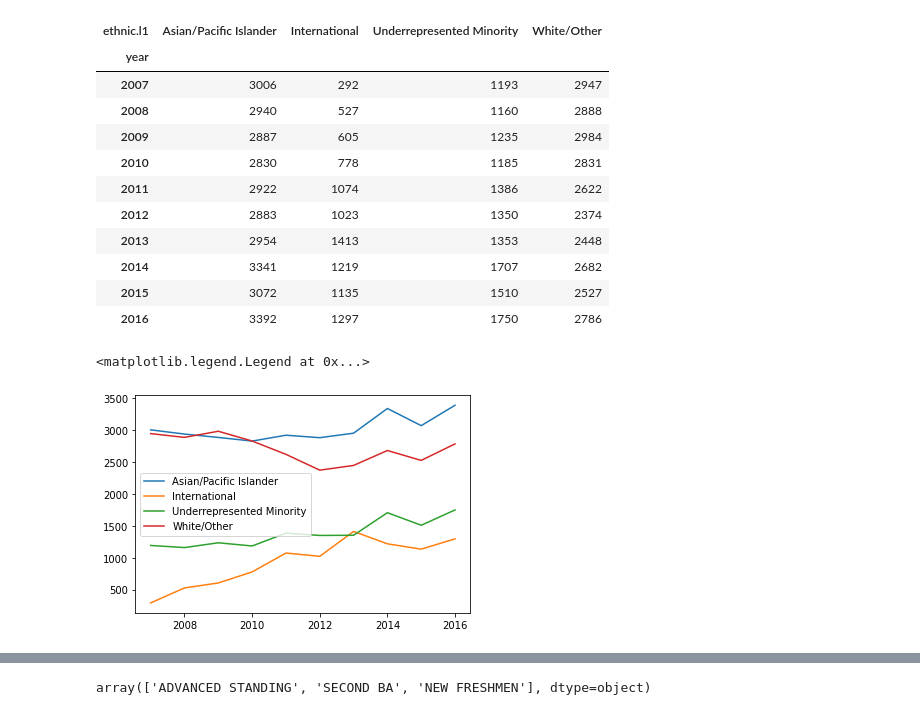
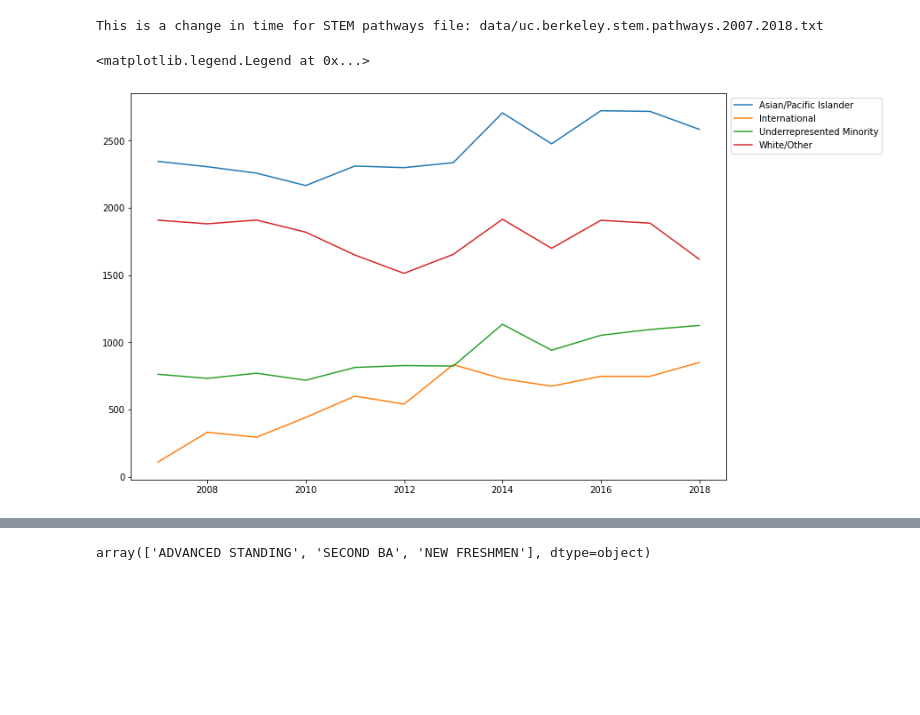
Before and after one commit to PaulDTP/Berkeley_Jacobs, a Jupyter notebook: test.ipynb, the cells around one changed output, grey strips where cells are left out. Drawn from its saved outputs; the diff is of its cells as text; code cells hidden in the pictures; blank space fills up the shorter version.

Commit message:
New file and plots

```diff
--- a/test.ipynb
+++ b/test.ipynb
@@ -11,9 +11,3 @@ files = glob.glob("data/*.txt")
 course_data = glob.glob("data/uc.berkeley.student.course.data.*.txt")
 majors = glob.glob("data/uc.berkeley.student.majors.*.txt")
 pathways = glob.glob("data/uc.berkeley.stem.*.txt")
-# %%
-stem = pd.read_table(files[24])#.groupby(['year','ethnic.l1']).count().iloc[:,1]
-#stem = pd.DataFrame(stem)
-other = stem.groupby(['year','ethnic.l1']).count()[['count']]
-# %%
-stem.set_index('year', inplace=True)
@@ -22,15 +13,0 @@ temp = other.unstack()['count']
-# %%
-temp['International']
-# %% [output]
-| ethnic.l1 | Asian/Pacific Islander | International | Underrepresented Minority | White/Other |
-| year |  |  |  |  |
-| 2007 | 3006 | 292 | 1193 | 2947 |
-| 2008 | 2940 | 527 | 1160 | 2888 |
-| 2009 | 2887 | 605 | 1235 | 2984 |
-| 2010 | 2830 | 778 | 1185 | 2831 |
-| 2011 | 2922 | 1074 | 1386 | 2622 |
-| 2012 | 2883 | 1023 | 1350 | 2374 |
-| 2013 | 2954 | 1413 | 1353 | 2448 |
-| 2014 | 3341 | 1219 | 1707 | 2682 |
-| 2015 | 3072 | 1135 | 1510 | 2527 |
-| 2016 | 3392 | 1297 | 1750 | 2786 |
@@ -37,10 +16,17 @@ temp['International']
+# %%
+#current_file = pathways[0]
+stem2017 = pd.read_table(current_file)
+other = stem.groupby(['year','ethnic.l1']).count()[['ppsk']]
+temp = other.unstack()['ppsk']
 # %%
+print("This is a change in time for STEM pathways file: " + current_file)
+plt.figure(figsize=(12,8))
 plt.plot(temp.index, 'Asian/Pacific Islander', data=temp, label='Asian/Pacific Islander')
 plt.plot(temp.index, 'International', data=temp, label='International')
 plt.plot(temp.index, 'Underrepresented Minority', data=temp, label='Underrepresented Minority')
 plt.plot(temp.index, 'White/Other', data=temp, label='White/Other')
-plt.plot(figsize=(15,25))
-plt.legend()
+plt.legend(bbox_to_anchor=(1,1), loc="upper left")
 # %% [output]
-<matplotlib.legend.Legend at 0x...>
+This is a change in time for STEM pathways file: data/uc.berkeley.stem.pathways.2007.2018.txt
+<matplotlib.legend.Legend at 0x...>
-[figure, old version]
+[figure, new version]
```
Also changed, not shown: parts of 6 cells of this notebook, 2 other files.
